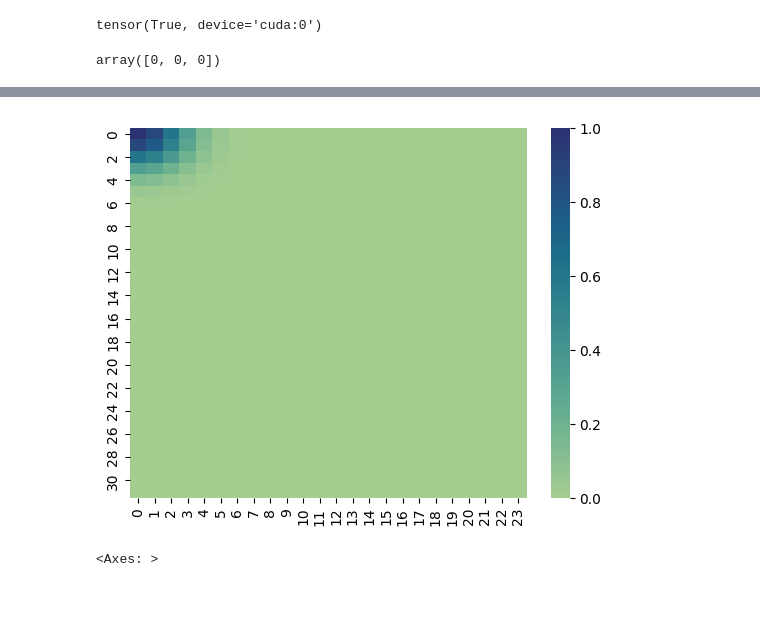
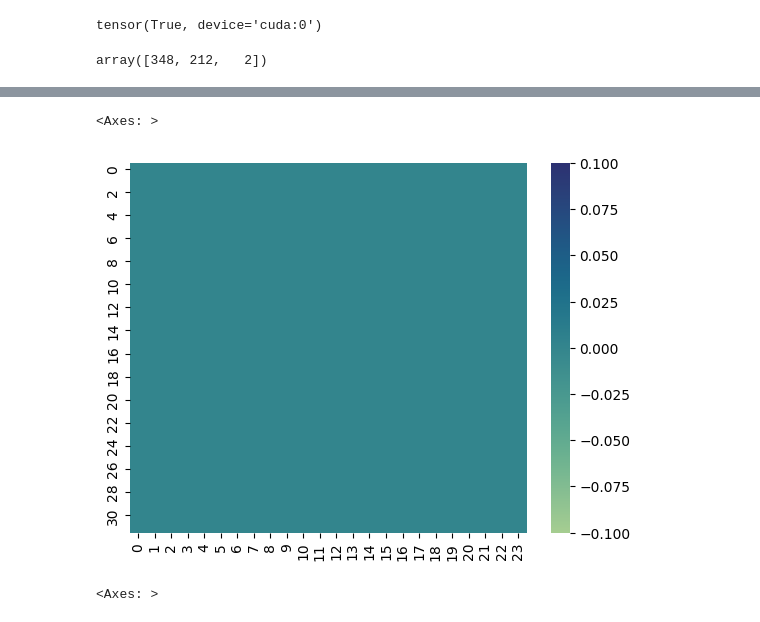
Before and after one commit to alekk12/keypoints, a Jupyter notebook: keypoints.ipynb, the cells around one changed output, grey strips where cells are left out. Drawn from its saved outputs; the diff is of its cells as text; code cells hidden in the pictures.

Commit message:
fixed bug in heatmaps

```diff
--- a/keypoints.ipynb
+++ b/keypoints.ipynb
@@ -195,9 +225,9 @@ class InputDataset(Dataset):
             self.id_to_name_map[img_id]
         )
         image = Image.open(img_path).convert("RGB")
+        kps = torch.tensor(kp['keypoints']).float()
+        ht = kps_to_heatmaps(kps,image.size)
         image = self.transform(image)
-        kps = torch.tensor(kp['keypoints']).float()
-        ht = kps_to_heatmaps(kps)
         age = torch.tensor(int(self.labels[img_id]['age']=='adult'), dtype=torch.int64)
         return image, ht, age
 
@@ -477,9 +532,9 @@ val_data.__getitem__(0)[2] == age[0]
 # %% [output]
 tensor(True, device='cuda:0')
 # %%
-np.reshape(val_data.data[0]['keypoints'], (-1,3))[3]
+np.reshape(val_data.data[0]['keypoints'], (-1,3))[2]
 # %% [output]
-array([0, 0, 0])
+array([348, 212,   2])
 # %%
-sns.heatmap(val_data.__getitem__(0)[1][3].cpu(), cmap="crest")
+sns.heatmap(val_data.__getitem__(0)[1][2].cpu(), cmap="crest")
 # %% [output]
@@ -487,4 +558,5 @@ sns.heatmap(val_data.__getitem__(0)[1][3].cpu(), cmap="crest")
+<Axes: >
-[figure, old version]
+[figure, new version]
 # %%
 sns.heatmap(ht[0][3].cpu(), cmap="crest")
 # %% [output]
```
Also changed, not shown: parts of 9 cells of this notebook.
